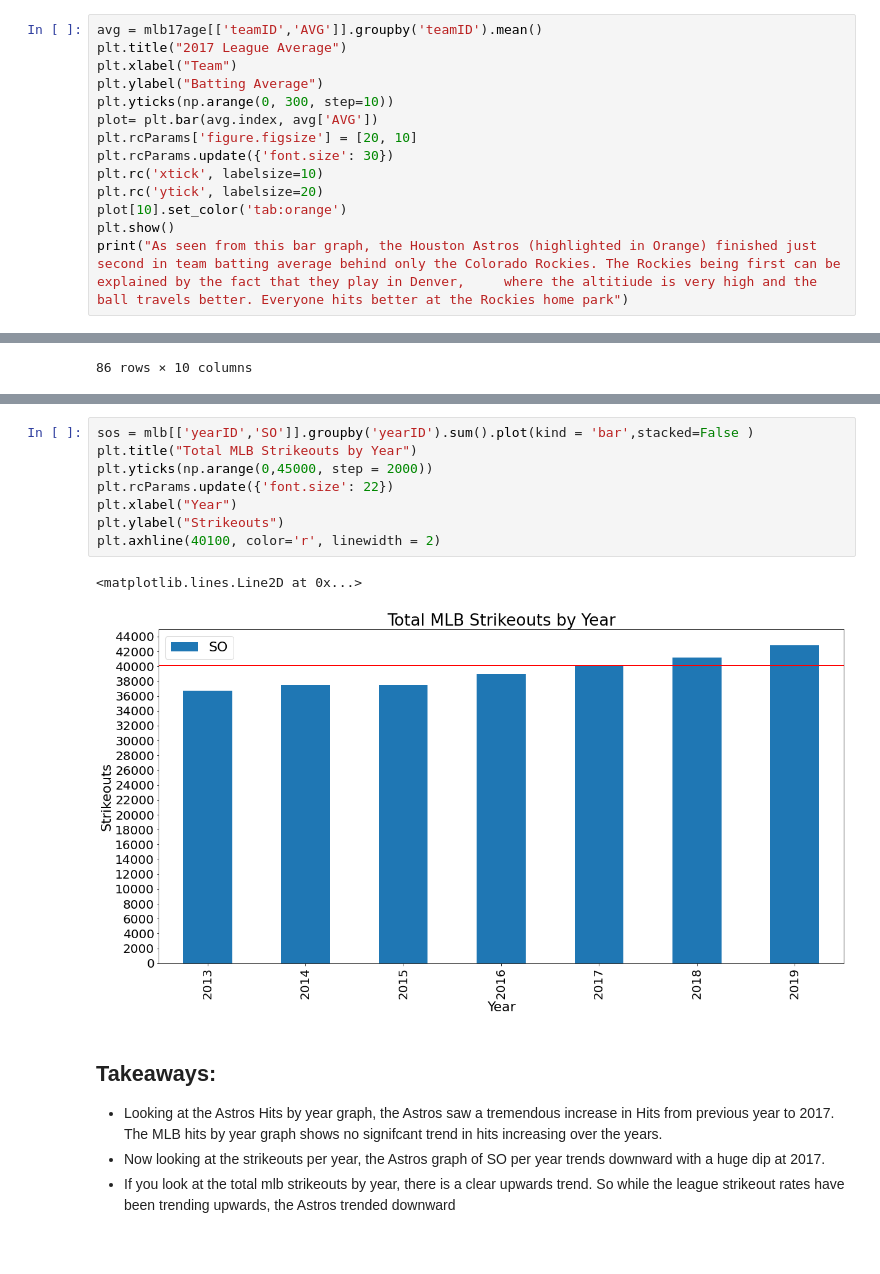
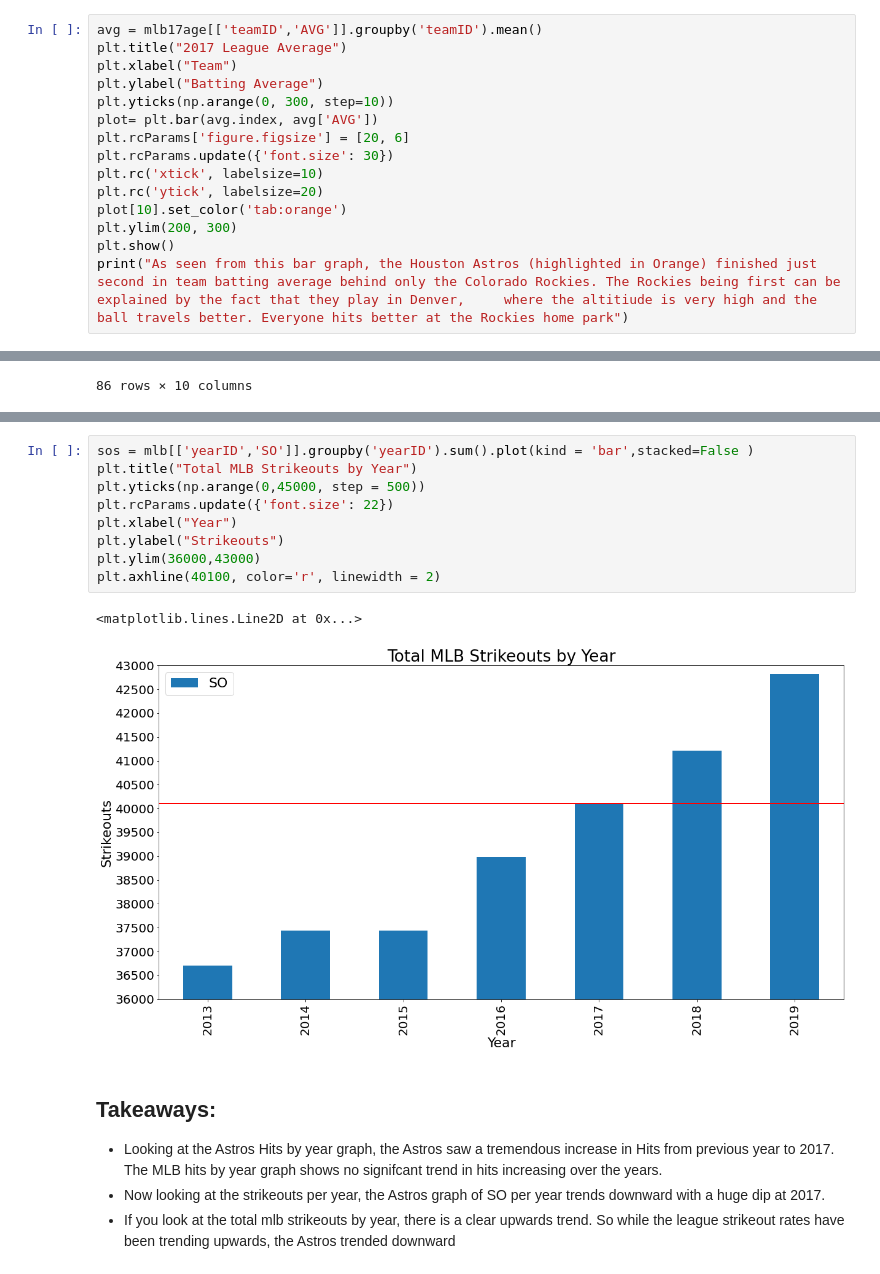
Before and after one commit to avagima1234/avagima1234.github.io, a Jupyter notebook: Finaltutorial.ipynb, the cells around one changed output, grey strips where cells are left out. Cells and saved outputs as stored; diff of their text form.

```diff
--- a/Finaltutorial.ipynb
+++ b/Finaltutorial.ipynb
@@ -96,11 +96,12 @@ plt.xlabel("Team")
 plt.ylabel("Batting Average")
 plt.yticks(np.arange(0, 300, step=10))
 plot= plt.bar(avg.index, avg['AVG'])
-plt.rcParams['figure.figsize'] = [20, 10]
+plt.rcParams['figure.figsize'] = [20, 6]
 plt.rcParams.update({'font.size': 30})
 plt.rc('xtick', labelsize=10)
 plt.rc('ytick', labelsize=20)
 plot[10].set_color('tab:orange')
+plt.ylim(200, 300)
 plt.show()
 print("As seen from this bar graph, the Houston Astros (highlighted in Orange) finished just second in team batting average behind only the Colorado Rockies. The Rockies being first can be explained by the fact that they play in Denver,     where the altitiude is very high and the ball travels better. Everyone hits better at the Rockies home park")
 # %% [output]
@@ -258,14 +265,15 @@ Text(0, 0.5, 'Strikeouts')
 # %%
 sos = mlb[['yearID','SO']].groupby('yearID').sum().plot(kind = 'bar',stacked=False )
 plt.title("Total MLB Strikeouts by Year")
-plt.yticks(np.arange(0,45000, step = 2000))
+plt.yticks(np.arange(0,45000, step = 500))
 plt.rcParams.update({'font.size': 22})
 plt.xlabel("Year")
 plt.ylabel("Strikeouts")
+plt.ylim(36000,43000)
 plt.axhline(40100, color='r', linewidth = 2)
 # %% [output]
 <matplotlib.lines.Line2D at 0x...>
-[figure, old version]
+[figure, new version]
 # %% [markdown]
 ## Takeaways:
  - Looking at the Astros Hits by year graph, the Astros saw a tremendous increase in Hits from previous year to 2017. The MLB hits by year graph shows no signifcant trend in hits increasing over the years.
```
Also changed, not shown: parts of 8 cells of this notebook, 2 other files.
